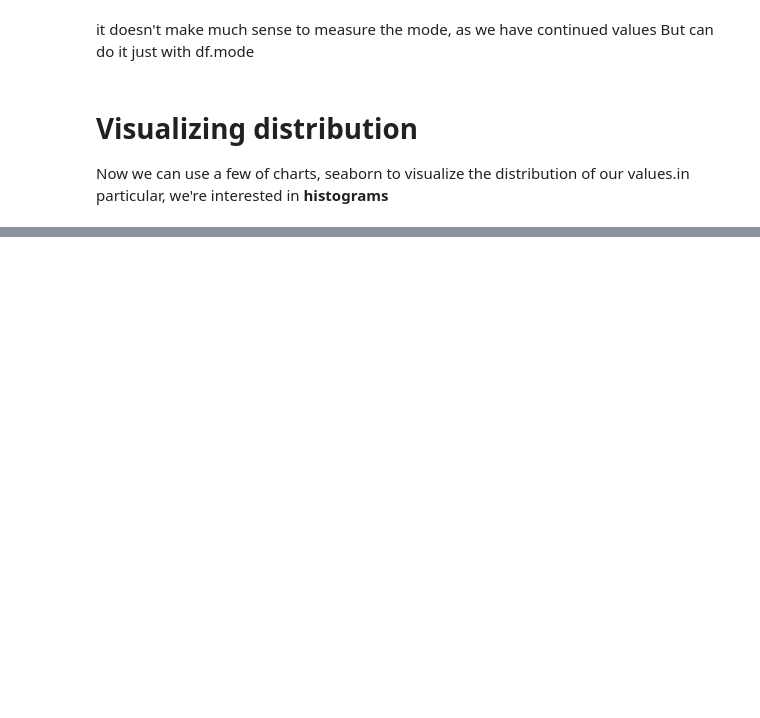
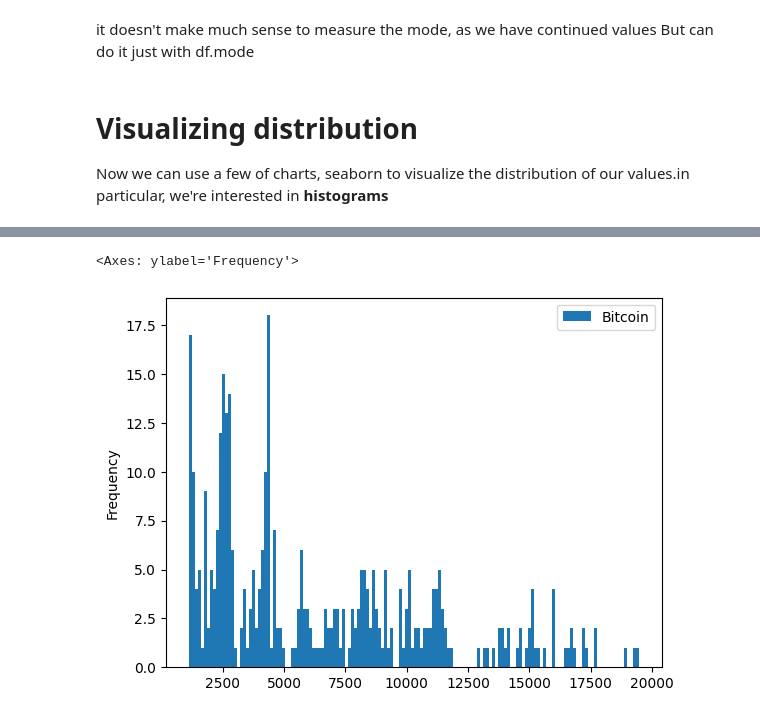
Before and after one commit to Mulenga-Chilambwe/BTC-ETH-ANALYSIS-INSIGHT, a Jupyter notebook: btc-eth-insight.ipynb, the cells around one changed output, grey strips where cells are left out. Cells and saved outputs as stored; diff of their text form; code cells hidden in the pictures; blank space fills up the shorter version.

```diff
--- a/btc-eth-insight.ipynb
+++ b/btc-eth-insight.ipynb
@@ -156,0 +162,5 @@ Now we can use a few of charts, seaborn to visualize the distribution of our val
+# %%
+df_cleaned.plot(kind='hist', y='Bitcoin', bins=150)
+# %% [output]
+<Axes: ylabel='Frequency'>
+[figure, added]
```
Also changed, not shown: parts of 8 cells of this notebook.
